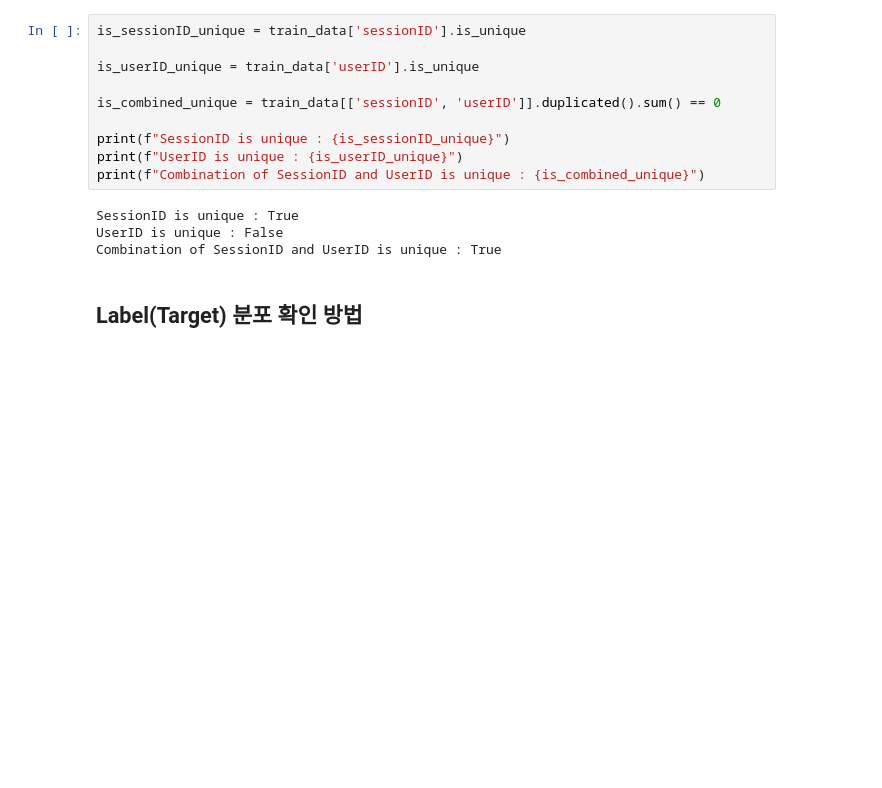
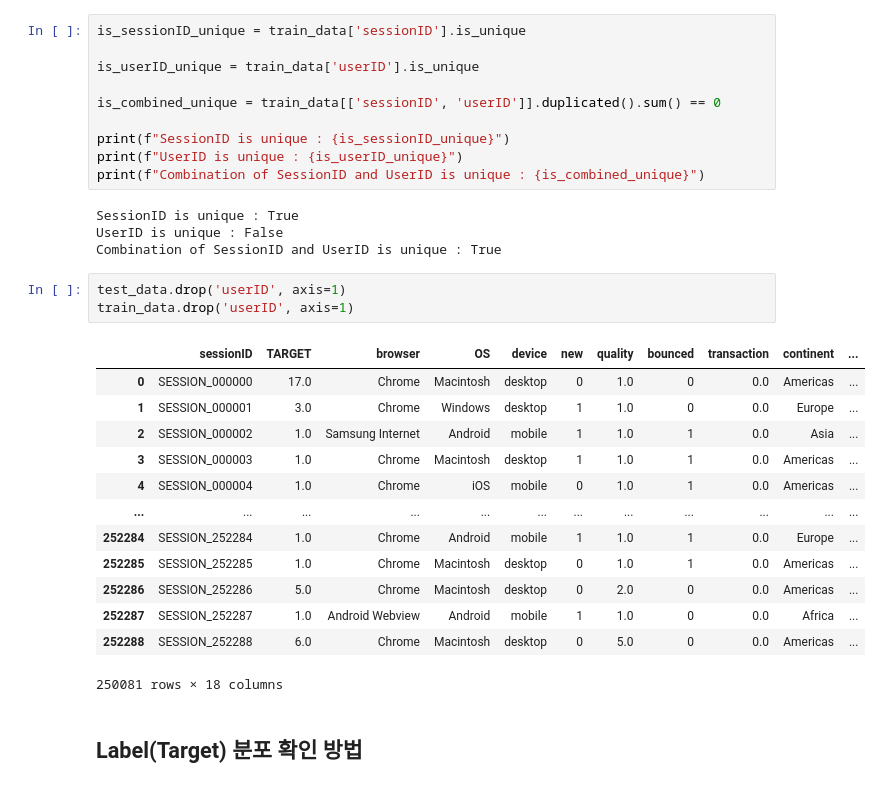
Before and after one commit to lasentia/Weblog-based-view-count-prediction, a Jupyter notebook: chan_model/weblog_prediciton.ipynb, the cells around one changed output. Cells and saved outputs as stored; diff of their text form; blank space fills up the shorter version.

```diff
--- a/chan_model/weblog_prediciton.ipynb
+++ b/chan_model/weblog_prediciton.ipynb
@@ -309,6 +309,23 @@ print(f"Combination of SessionID and UserID is unique : {is_combined_unique}")
 SessionID is unique : True
 UserID is unique : False
 Combination of SessionID and UserID is unique : True
+# %%
+test_data.drop('userID', axis=1)
+train_data.drop('userID', axis=1)
+# %% [output]
+|  | sessionID | TARGET | browser | OS | device | new | quality | bounced | transaction | continent | ... |
+| 0 | SESSION_000000 | 17.0 | Chrome | Macintosh | desktop | 0 | 1.0 | 0 | 0.0 | Americas | ... |
+| 1 | SESSION_000001 | 3.0 | Chrome | Windows | desktop | 1 | 1.0 | 0 | 0.0 | Europe | ... |
+| 2 | SESSION_000002 | 1.0 | Samsung Internet | Android | mobile | 1 | 1.0 | 1 | 0.0 | Asia | ... |
+| 3 | SESSION_000003 | 1.0 | Chrome | Macintosh | desktop | 1 | 1.0 | 1 | 0.0 | Americas | ... |
+| 4 | SESSION_000004 | 1.0 | Chrome | iOS | mobile | 0 | 1.0 | 1 | 0.0 | Americas | ... |
+| ... | ... | ... | ... | ... | ... | ... | ... | ... | ... | ... | ... |
+| 252284 | SESSION_252284 | 1.0 | Chrome | Android | mobile | 1 | 1.0 | 1 | 0.0 | Europe | ... |
+| 252285 | SESSION_252285 | 1.0 | Chrome | Macintosh | desktop | 0 | 1.0 | 1 | 0.0 | Americas | ... |
+| 252286 | SESSION_252286 | 5.0 | Chrome | Macintosh | desktop | 0 | 2.0 | 0 | 0.0 | Americas | ... |
+| 252287 | SESSION_252287 | 1.0 | Android Webview | Android | mobile | 1 | 1.0 | 0 | 0.0 | Africa | ... |
+| 252288 | SESSION_252288 | 6.0 | Chrome | Macintosh | desktop | 0 | 5.0 | 0 | 0.0 | Americas | ... |
+250081 rows × 18 columns
 # %% [markdown]
 ## Label(Target) 분포 확인 방법
 # %%
```
Also changed, not shown: parts of 15 cells of this notebook, 2 other files.
